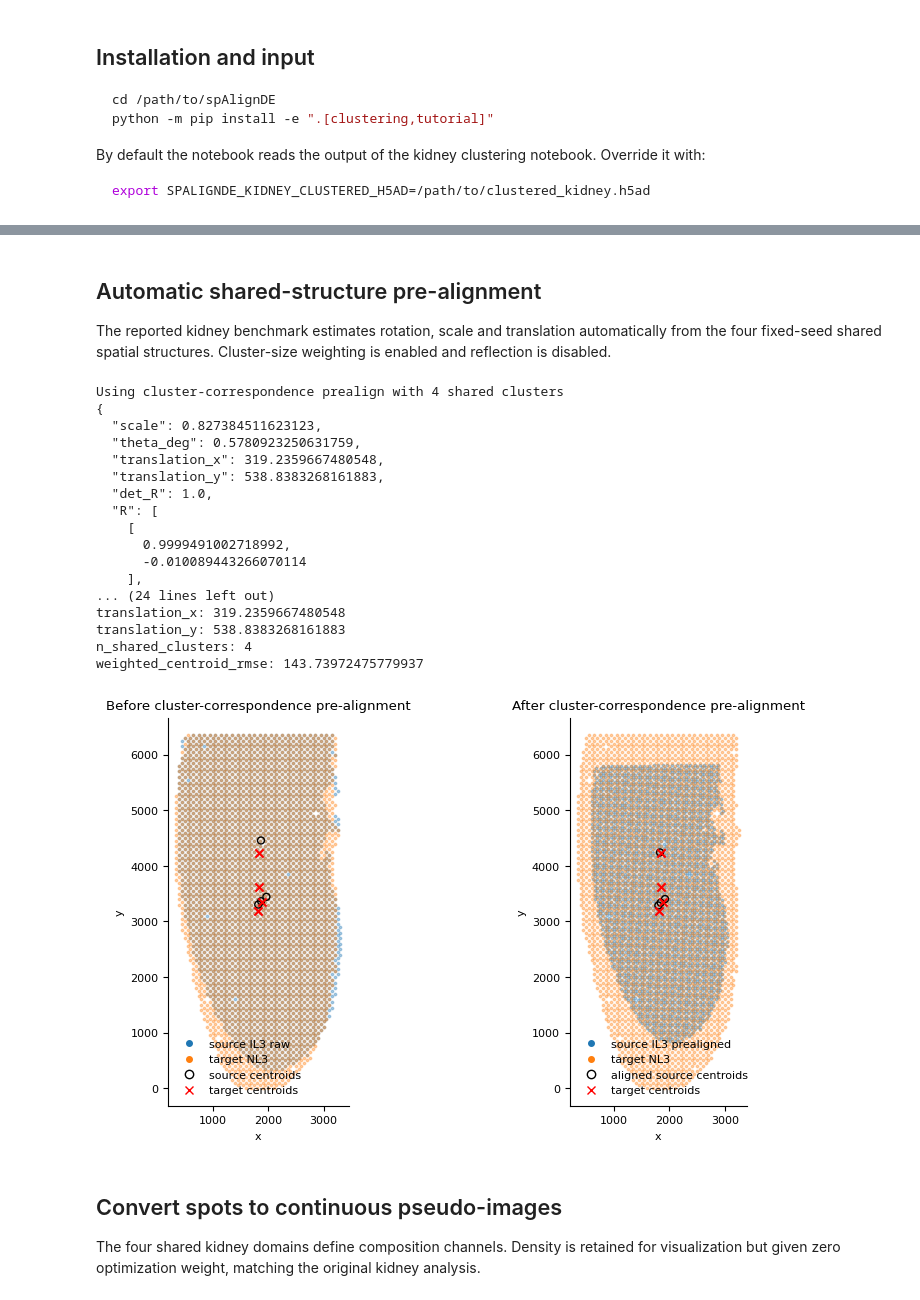
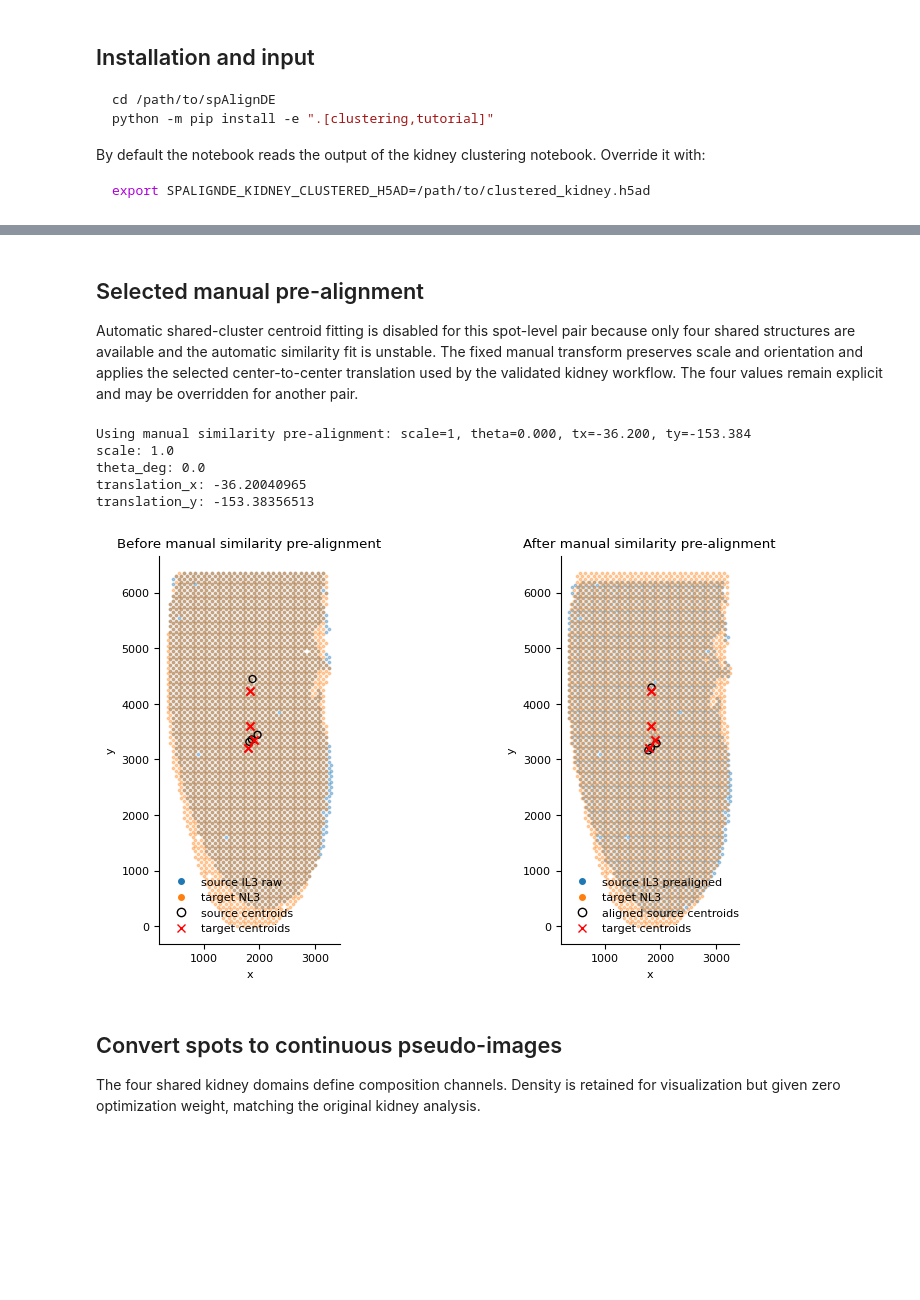
Before and after one commit to dsong-lab/spAlignDE, a Jupyter notebook: docs/source/source_notebooks/cross_sample_alignment_mouse_kidney_alignment_nb.ipynb, the cells around one changed output, grey strips where cells are left out. Cells and saved outputs as stored; diff of their text form; code cells hidden in the pictures; blank space fills up the shorter version.

Commit message:
Restore manual kidney pre-alignment

```diff
--- a/docs/source/source_notebooks/cross_sample_alignment_mouse_kidney_alignment_nb.ipynb
+++ b/docs/source/source_notebooks/cross_sample_alignment_mouse_kidney_alignment_nb.ipynb
@@ -93,50 +93,41 @@ NL3    3215
 Name: count, dtype: int64
 Internal coordinate scale: 50.0
 # %% [markdown]
-## Automatic shared-structure pre-alignment
+## Selected manual pre-alignment
 
-The reported kidney benchmark estimates rotation, scale and translation automatically from the four fixed-seed shared spatial structures. Cluster-size weighting is enabled and reflection is disabled.
+Automatic shared-cluster centroid fitting is disabled for this spot-level pair because only four shared structures are available and the automatic similarity fit is unstable. The fixed manual transform preserves scale and orientation and applies the selected center-to-center translation used by the validated kidney workflow. The four values remain explicit and may be overridden for another pair.
 # %%
-prealignment = spAlignDE.prealign_cross_sample(
+manual_config = spAlignDE.ManualPrealignmentConfig(
+    scale=float(os.environ.get("SPALIGNDE_MANUAL_SCALE", 1.0)),
+    theta_deg=float(os.environ.get("SPALIGNDE_MANUAL_THETA_DEG", 0.0)),
+    translation_x=float(
+        os.environ.get("SPALIGNDE_MANUAL_TX", -36.20040965)
+    ),
+    translation_y=float(
+        os.environ.get("SPALIGNDE_MANUAL_TY", -153.38356513)
+    ),
+)
+prealignment = spAlignDE.prealign_cross_sample_manual(
     adata_scaled,
     query_sample=QUERY,
     reference_sample=REFERENCE,
-    config=spAlignDE.PrealignmentConfig(
-        allow_scaling=True,
-        allow_reflection=False,
-        use_cluster_size_weights=True,
-        min_cluster_size=10,
-    ),
+    config=manual_config,
 )
-for key in (
-    "scale", "theta_deg", "translation_x", "translation_y", "n_shared_clusters", "weighted_centroid_rmse",
-):
+for key in ("scale", "theta_deg", "translation_x", "translation_y"):
     print(f"{key}: {prealignment.params[key]}")
 spAlignDE.plot_prealignment_result(
     prealignment,
     point_size=3.0,
     point_alpha=0.35,
     figsize=(8, 4.5),
 )
 # %% [output]
-Using cluster-correspondence prealign with 4 shared clusters
-{
-  "scale": 0.827384511623123,
-  "theta_deg": 0.5780923250631759,
-  "translation_x": 319.2359667480548,
-  "translation_y": 538.8383268161883,
-  "det_R": 1.0,
-  "R": [
-    [
-      0.9999491002718992,
-      -0.010089443266070114
-    ],
-... (24 lines left out)
-translation_x: 319.2359667480548
-translation_y: 538.8383268161883
-n_shared_clusters: 4
-weighted_centroid_rmse: 143.73972475779937
+Using manual similarity pre-alignment: scale=1, theta=0.000, tx=-36.200, ty=-153.384
+scale: 1.0
+theta_deg: 0.0
+translation_x: -36.20040965
+translation_y: -153.38356513
-[figure, old version]
+[figure, new version]
 # %% [markdown]
 ## Convert spots to continuous pseudo-images
 
```
Also changed, not shown: parts of 5 cells of this notebook, 3 other files.
